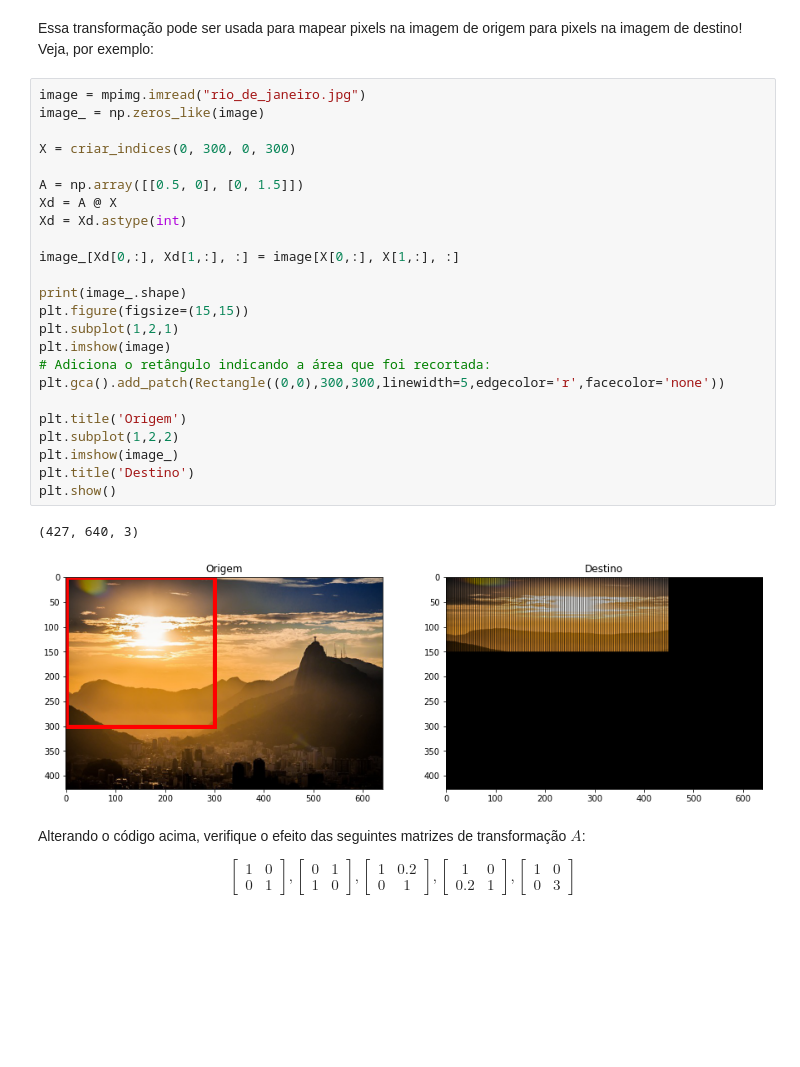
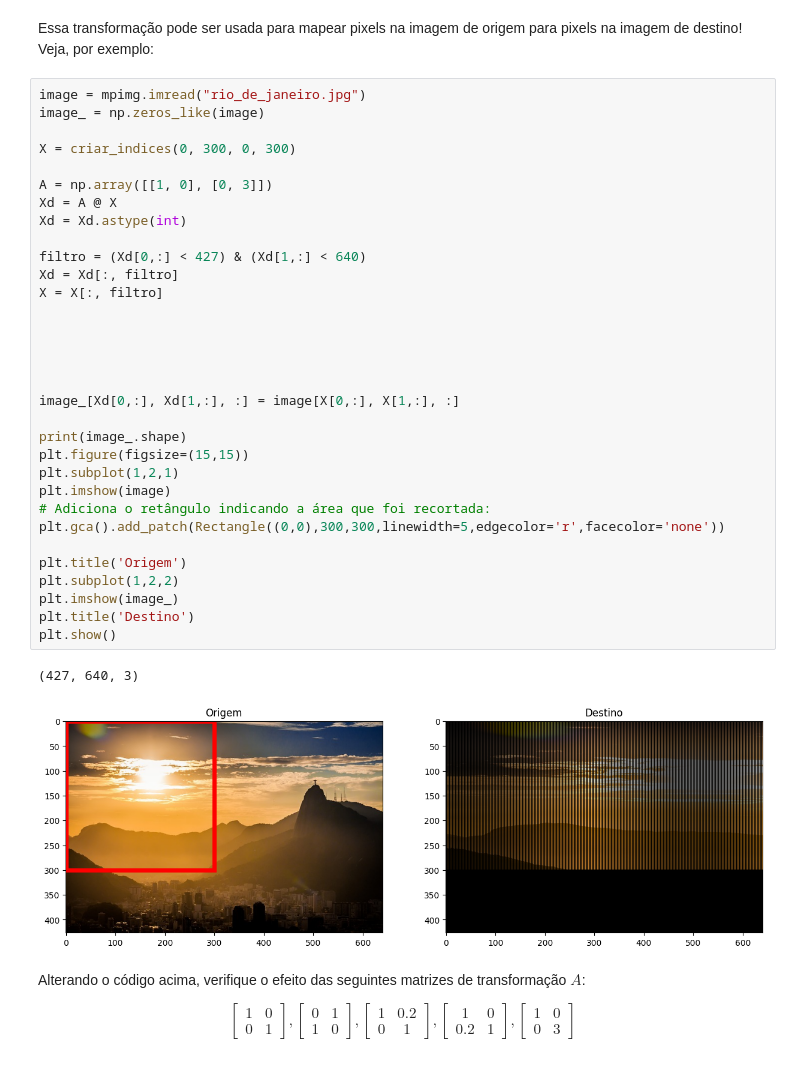
Before and after one commit to jonasbp/AlgLin24-1, a Jupyter notebook: Aula3/03-geometria_analitica.ipynb, the cells around one changed output. Drawn from its saved outputs; the diff is of its cells as text; blank space fills up the shorter version.

```diff
--- a/Aula3/03-geometria_analitica.ipynb
+++ b/Aula3/03-geometria_analitica.ipynb
@@ -818,30 +885,38 @@ Essa transformação pode ser usada para mapear pixels na imagem de origem para
 # %%
 image = mpimg.imread("rio_de_janeiro.jpg")
 image_ = np.zeros_like(image)
 
 X = criar_indices(0, 300, 0, 300)
 
-A = np.array([[0.5, 0], [0, 1.5]])
+A = np.array([[1, 0], [0, 3]])
 Xd = A @ X
 Xd = Xd.astype(int)
+
+filtro = (Xd[0,:] < 427) & (Xd[1,:] < 640)
+Xd = Xd[:, filtro]
+X = X[:, filtro]
+
+
+
+
 
 image_[Xd[0,:], Xd[1,:], :] = image[X[0,:], X[1,:], :]
 
 print(image_.shape)
 plt.figure(figsize=(15,15))
 plt.subplot(1,2,1)
 plt.imshow(image)
 # Adiciona o retângulo indicando a área que foi recortada:
 plt.gca().add_patch(Rectangle((0,0),300,300,linewidth=5,edgecolor='r',facecolor='none'))
 
 plt.title('Origem')
 plt.subplot(1,2,2)
 plt.imshow(image_)
 plt.title('Destino')
 plt.show()
 # %% [output]
 (427, 640, 3)
-[figure, old version]
+[figure, new version]
 # %% [markdown]
 Alterando o código acima, verifique o efeito das seguintes matrizes de transformação $A$:
 
```
Also changed, not shown: parts of 25 cells of this notebook, 5 other files.
